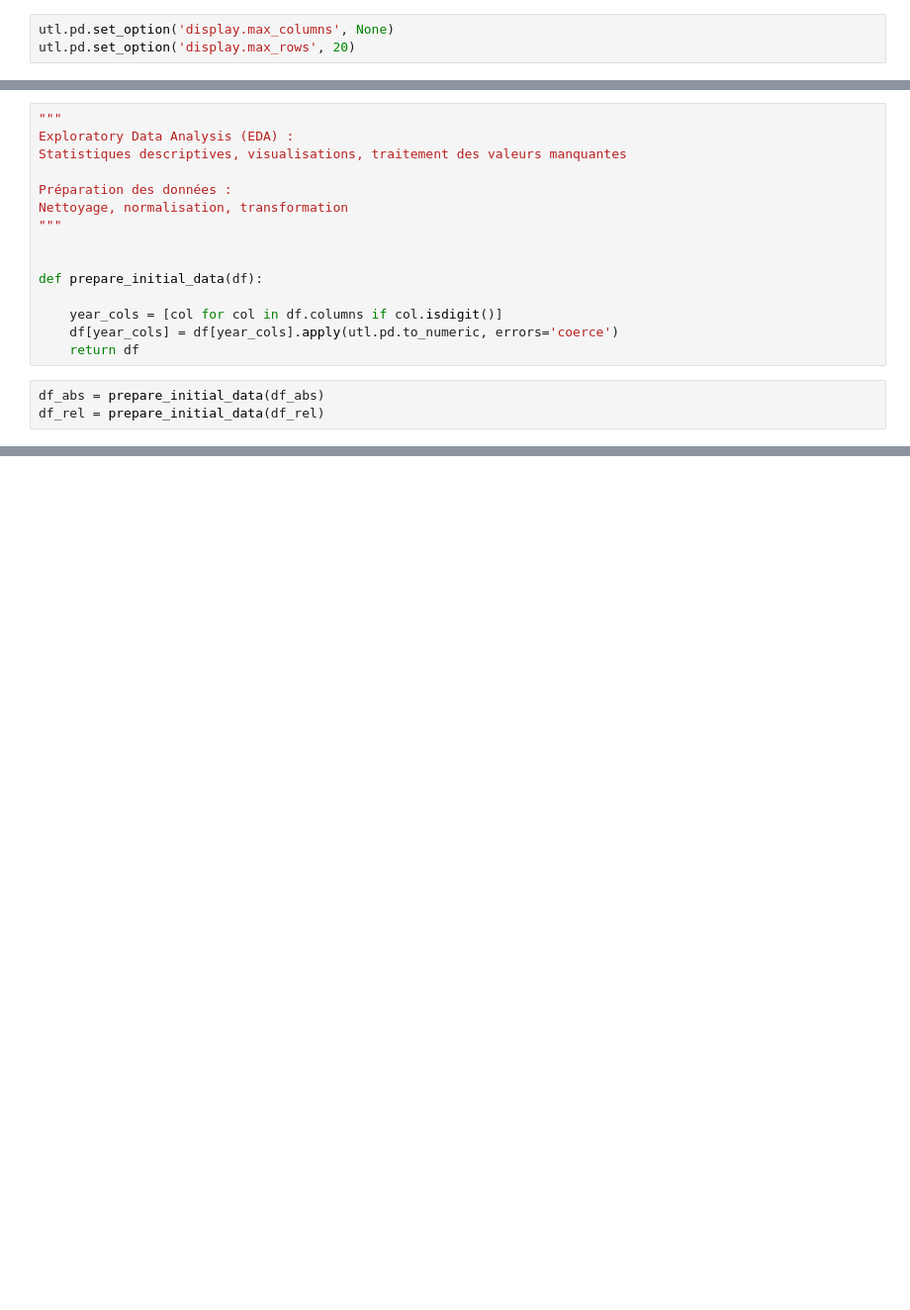
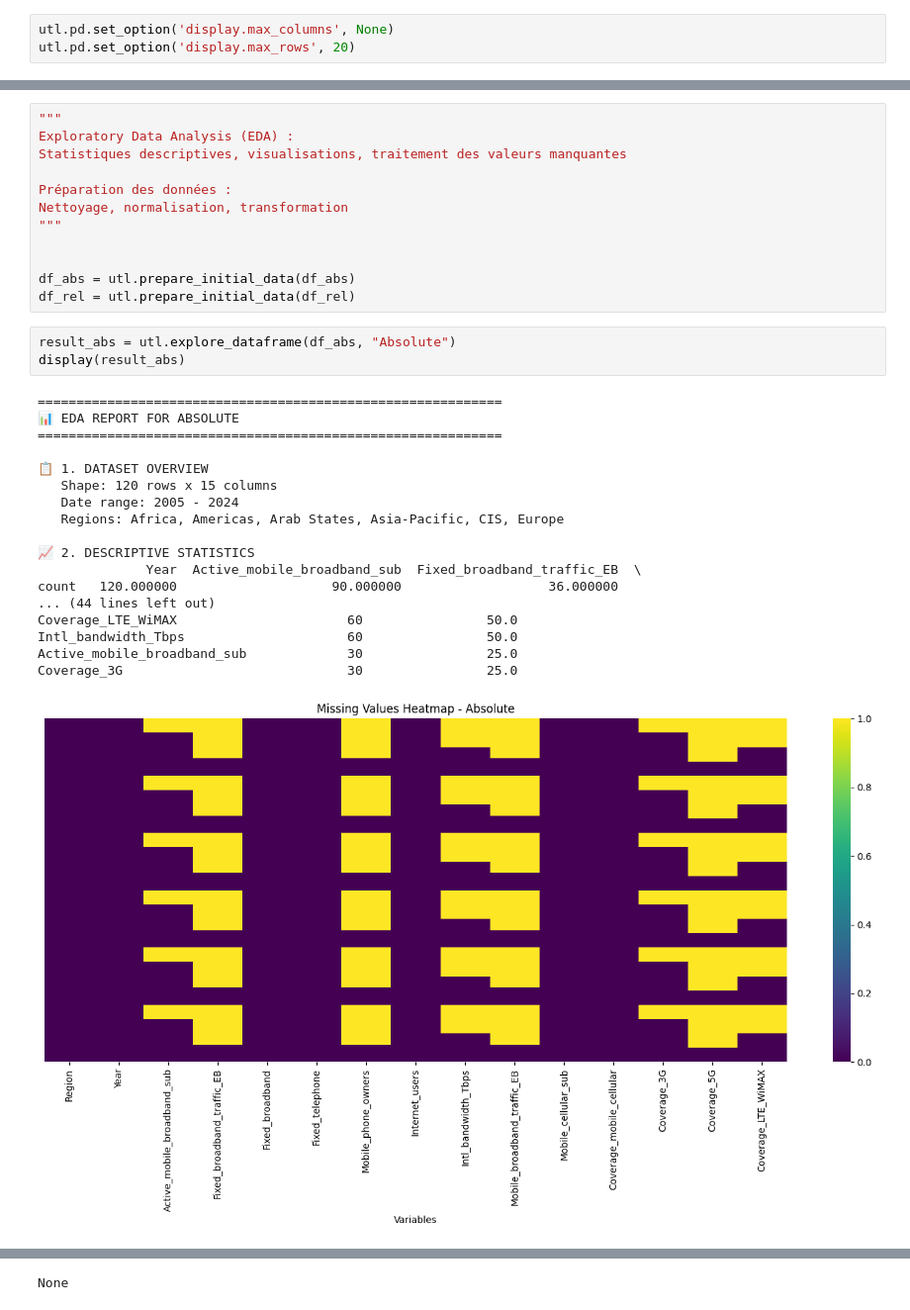
Before and after one commit to Bl4ckFlow/Analyse_de_donn-e, a Jupyter notebook: script.ipynb, the cells around one changed output, grey strips where cells are left out. Shown at 99% size. Cells and saved outputs as stored; diff of their text form; blank space fills up the shorter version.

```diff
--- a/script.ipynb
+++ b/script.ipynb
@@ -44,11 +37,27 @@ Nettoyage, normalisation, transformation
 """
 
 
-def prepare_initial_data(df):
-
-    year_cols = [col for col in df.columns if col.isdigit()]
-    df[year_cols] = df[year_cols].apply(utl.pd.to_numeric, errors='coerce')
-    return df
+df_abs = utl.prepare_initial_data(df_abs)
+df_rel = utl.prepare_initial_data(df_rel)
 # %%
-df_abs = prepare_initial_data(df_abs)
-df_rel = prepare_initial_data(df_rel)
+result_abs = utl.explore_dataframe(df_abs, "Absolute")
+display(result_abs)
+# %% [output]
+============================================================
+📊 EDA REPORT FOR ABSOLUTE
+============================================================
+
+📋 1. DATASET OVERVIEW
+   Shape: 120 rows x 15 columns
+   Date range: 2005 - 2024
+   Regions: Africa, Americas, Arab States, Asia-Pacific, CIS, Europe
+
+📈 2. DESCRIPTIVE STATISTICS
+              Year  Active_mobile_broadband_sub  Fixed_broadband_traffic_EB  \
+count   120.000000                    90.000000                   36.000000
+... (44 lines left out)
+Coverage_LTE_WiMAX                      60                50.0
+Intl_bandwidth_Tbps                     60                50.0
+Active_mobile_broadband_sub             30                25.0
+Coverage_3G                             30                25.0
+[figure, added]
@@ -55 +107,2 @@ df_rel = prepare_initial_data(df_rel)
+None
 # %%
```
Also changed, not shown: parts of 9 cells of this notebook, 2 other files.
